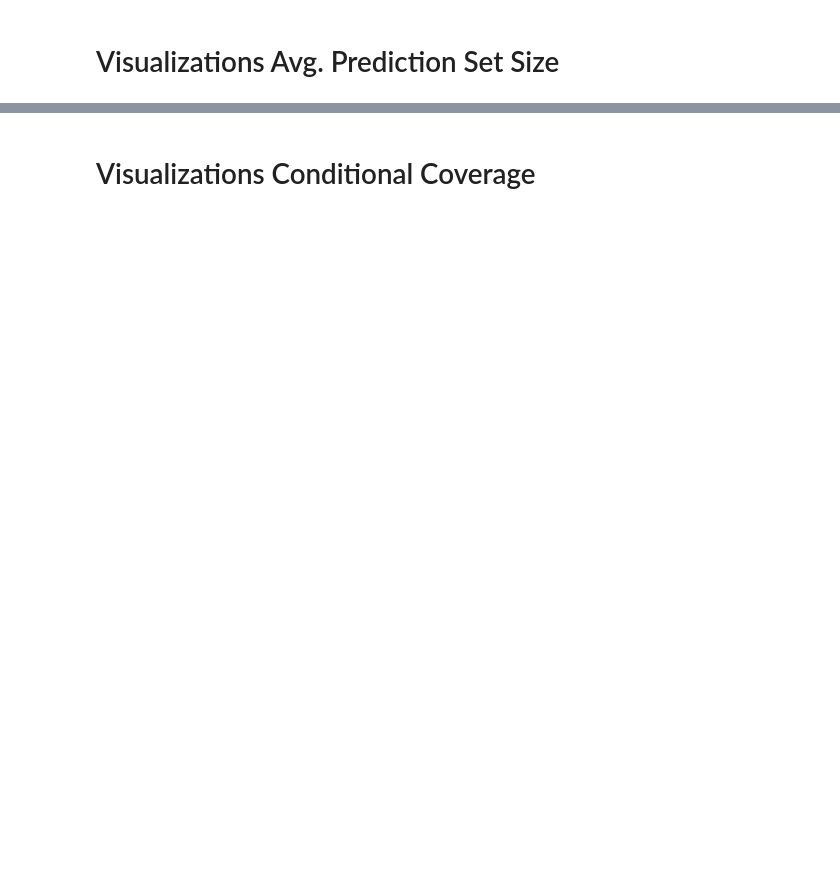
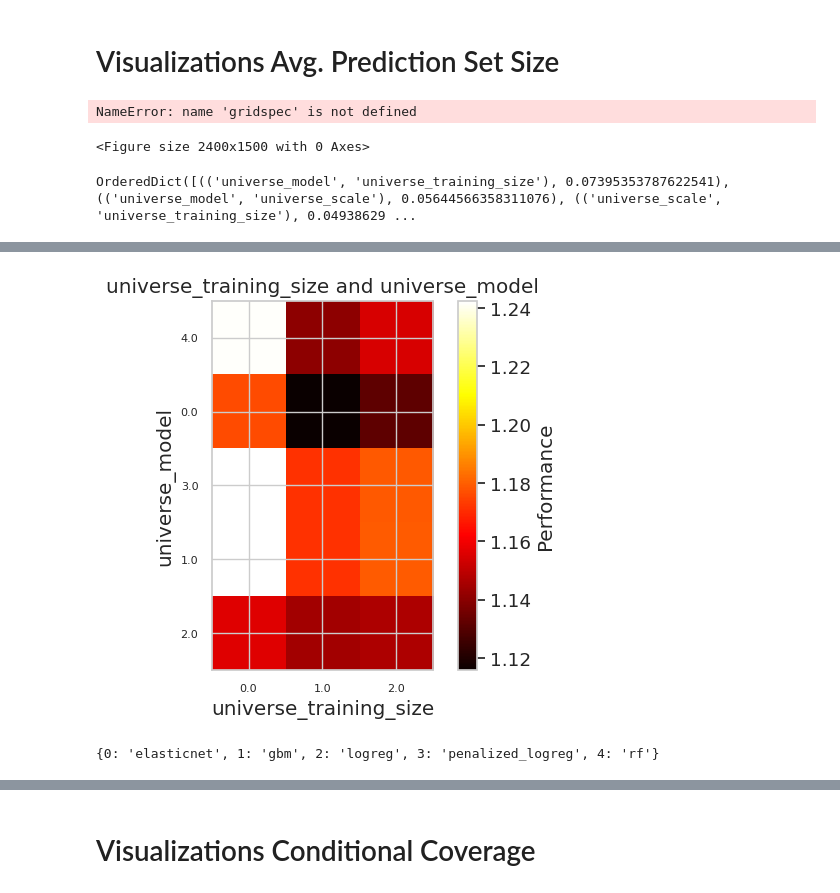
Before and after one commit to jsbroden/CMA_Fairness_v2, a Jupyter notebook: analysis_var_imp_overall.ipynb, the cells around one changed output, grey strips where cells are left out. Cells and saved outputs as stored; diff of their text form; code cells hidden in the pictures; blank space fills up the shorter version.

Commit message:
visualizations

```diff
--- a/analysis_var_imp_overall.ipynb
+++ b/analysis_var_imp_overall.ipynb
@@ -16,7 +16,7 @@ The data has N = 900 rows and N = 14 columns.
 import pandas as pd
 from pathlib import Path
 
-RUN_TO_ANALYSE = "16"
+RUN_TO_ANALYSE = "14"
 CP_DIR = Path("output") / "runs" / str(RUN_TO_ANALYSE)
 
 df_agg = pd.read_csv(CP_DIR / "combined_cp_metrics.csv")
@@ -348,14 +431,20 @@ output_path = CP_DIR / f"violin_plots_{main_cp_metric}.png"
 plt.savefig(output_path, dpi=300, bbox_inches='tight')
 
 plt.show()
+# %% [output]
+NameError: name 'gridspec' is not defined
+<Figure size 2400x1500 with 0 Axes>
 # %%
 # 5 most important 2-way interactions
 best_p_margs = m_fanova.fanova.get_most_important_pairwise_marginals(n=5)
 print(best_p_margs)
+# %% [output]
+OrderedDict([(('universe_model', 'universe_training_size'), 0.07395353787622541), (('universe_model', 'universe_scale'), 0.05644566358311076), (('universe_scale', 'universe_training_size'), 0.04938629 ...
 # %%
 from fanova import visualizer
 
 vis = visualizer.Visualizer(m_fanova.fanova, m_fanova.configuration_space, directory = str(CP_DIR))
 # %%
 # Plot 2D pairwise marginal
-vis.plot_pairwise_marginal(['universe_model', 'universe_scale'])
+vis.plot_pairwise_marginal(['universe_training_size', 'universe_model'])
+# %% [output]
@@ -362,3 +452,4 @@ vis.plot_pairwise_marginal(['universe_model', 'universe_scale'])
+[figure, added]
 # %%
 # Recover mapping
 col = "universe_model"
@@ -373,6 +464,8 @@ label_map = dict(zip(le.transform(original_labels), original_labels))
 # Sort by code
 label_map = dict(sorted(label_map.items()))
 print(label_map)
+# %% [output]
+{0: 'elasticnet', 1: 'gbm', 2: 'logreg', 3: 'penalized_logreg', 4: 'rf'}
 # %%
 # Heatmap avg. prediction set size
 
```
Also changed, not shown: parts of 24 cells of this notebook, 12 other files.
